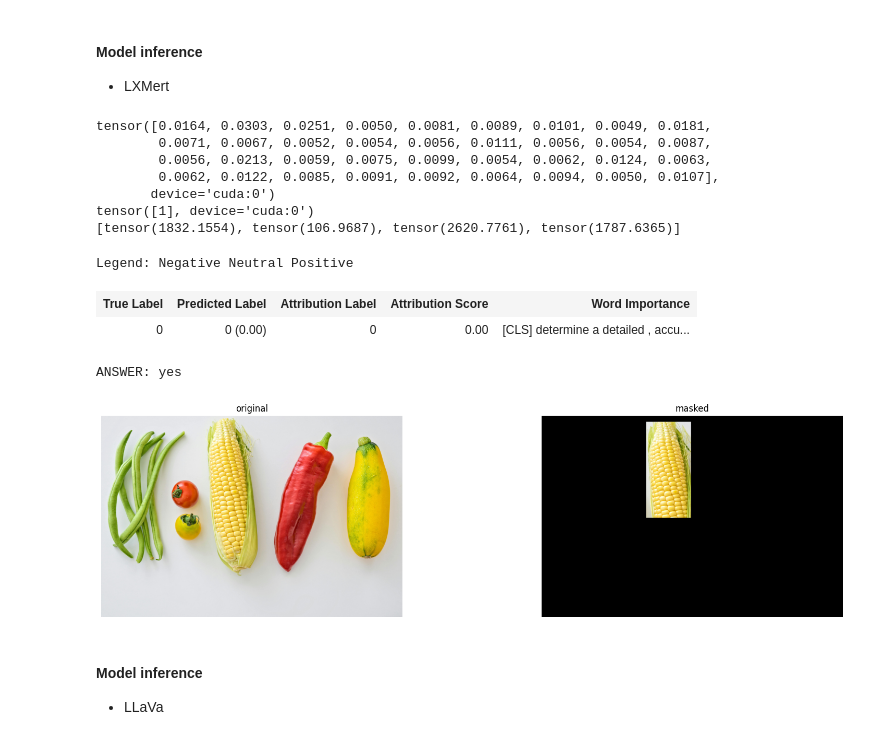
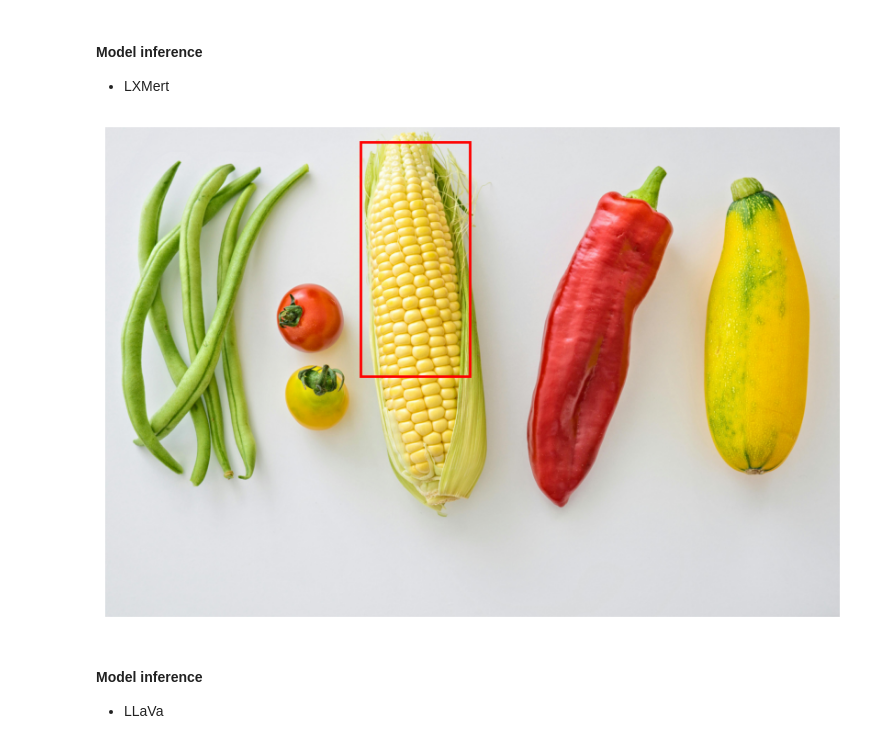
Before and after one commit to alejomaar/LLaVa-Attention-Map, a Jupyter notebook: llava.ipynb, the cells around one changed output. Cells and saved outputs as stored; diff of their text form; code cells hidden in the pictures.

```diff
--- a/llava.ipynb
+++ b/llava.ipynb
@@ -381,47 +424,13 @@ If your task is similar to the task the model of the checkpoint was trained on,
 # %%
 URL = "https://external-content.duckduckgo.com/iu/?u=https%3A%2F%2Fimages.pexels.com%2Fphotos%2F142520%2Fpexels-photo-142520.jpeg%3Fcs%3Dsrgb%26dl%3Dpexels-mali-maeder-142520.jpg%26fm%3Djpg&f=1&nofb=1&ipt=6b69f798280050cff0d9db6f74c018a3366ac9a110d0780f48fed820eb24032f&ipo=images"
+question =  'Determine a detailed, accurate bounding box coordinates (x1, y1, x2, y2) for the corn '
+im = load_image(URL)
 
-#question =  'where is the corn?'
-question =  'Determine a detailed, accurate bounding box coordinates (x1, y1, x2, y2) for the corn '
-
-# save image to experiments folder
-im = Image.open(requests.get(URL, stream=True).raw)
-im.save('lxmert/lxmert/experiments/paper/online_image.jpg', 'JPEG')
-URL = 'lxmert/lxmert/experiments/paper/online_image.jpg'
-
-R_t_t, R_t_i = lrp.generate_ours((URL, question), use_lrp=False, normalize_self_attention=True, method_name="ours")
-image_scores = R_t_i[0]
-text_scores = R_t_t[0]
-save_image_vis(URL, image_scores)
-orig_image = Image.open(model_lrp.image_file_path)
-
-fig, axs = plt.subplots(ncols=2, nrows=1, figsize=(20, 5))
-axs[0].imshow(orig_image);
-axs[0].axis('off');
-axs[0].set_title('original');
-
-masked_image = Image.open('lxmert/lxmert/experiments/paper/new.jpg')
-axs[1].imshow(masked_image);
-axs[1].axis('off');
-axs[1].set_title('masked');
-
-text_scores = (text_scores - text_scores.min()) / (text_scores.max() - text_scores.min())
-vis_data_records = [visualization.VisualizationDataRecord(text_scores,0,0,0,0,0,model_lrp.question_tokens,1)]
-visualization.visualize_text(vis_data_records)
-print("ANSWER:", vqa_answers[model_lrp.output.question_answering_score.argmax()])
+lxmert_coordinates =  run_lxmert(im,question )
-# %% [output]
-tensor([0.0164, 0.0303, 0.0251, 0.0050, 0.0081, 0.0089, 0.0101, 0.0049, 0.0181,
-        0.0071, 0.0067, 0.0052, 0.0054, 0.0056, 0.0111, 0.0056, 0.0054, 0.0087,
-        0.0056, 0.0213, 0.0059, 0.0075, 0.0099, 0.0054, 0.0062, 0.0124, 0.0063,
-        0.0062, 0.0122, 0.0085, 0.0091, 0.0092, 0.0064, 0.0094, 0.0050, 0.0107],
-       device='cuda:0')
-tensor([1], device='cuda:0')
-[tensor(1832.1554), tensor(106.9687), tensor(2620.7761), tensor(1787.6365)]
-Legend: Negative Neutral Positive
-| True Label | Predicted Label | Attribution Label | Attribution Score | Word Importance |
-| 0 | 0 (0.00) | 0 | 0.00 | [CLS] determine a detailed , accu... |
-ANSWER: yes
-[figure, removed]
+# %%
+plot_bounding_box(im,lxmert_coordinates )
+# %% [output]
+[figure, added]
 # %% [markdown]
 #### Model inference
 - LLaVa
```
Also changed, not shown: parts of 6 cells of this notebook.
